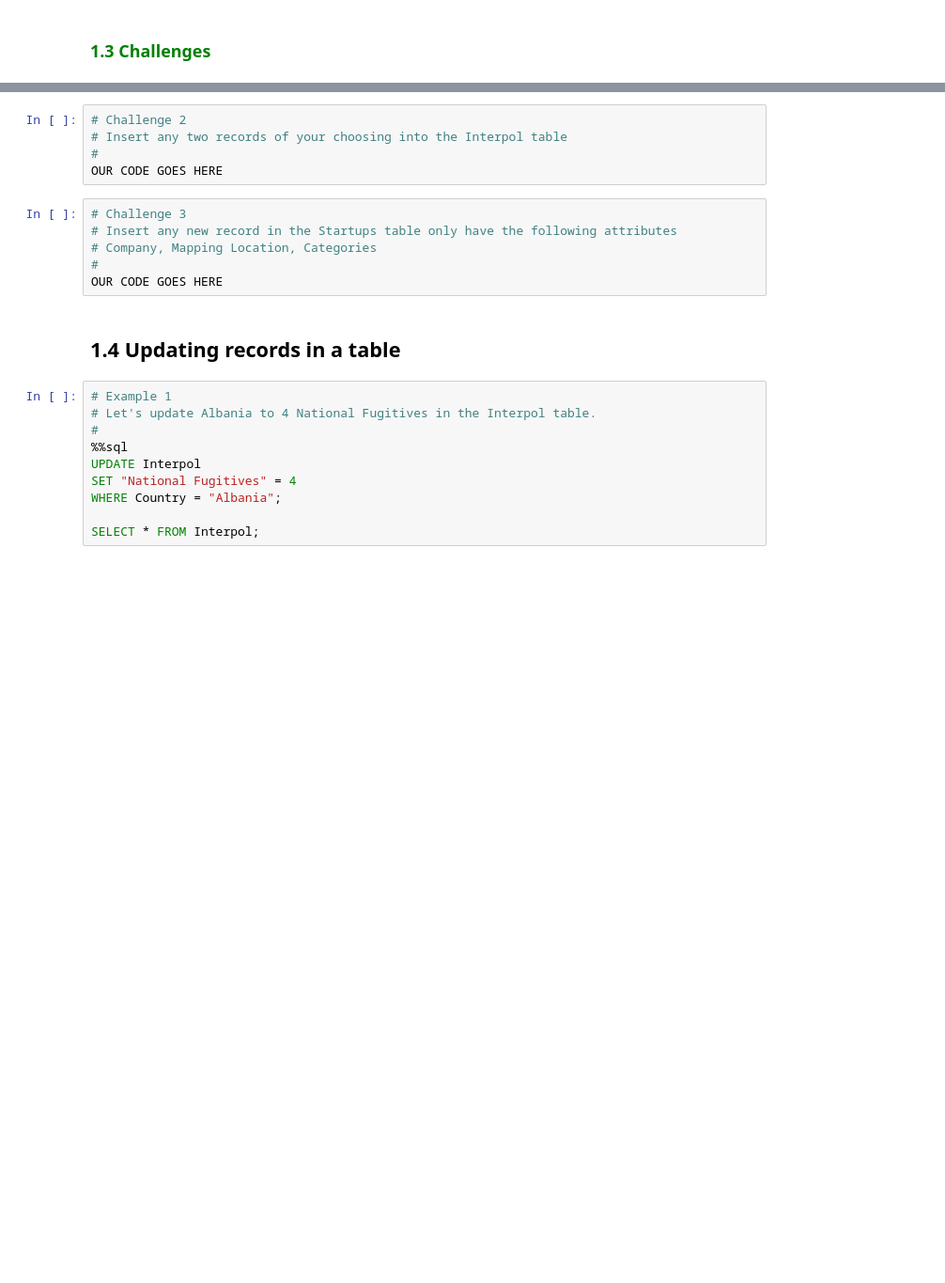
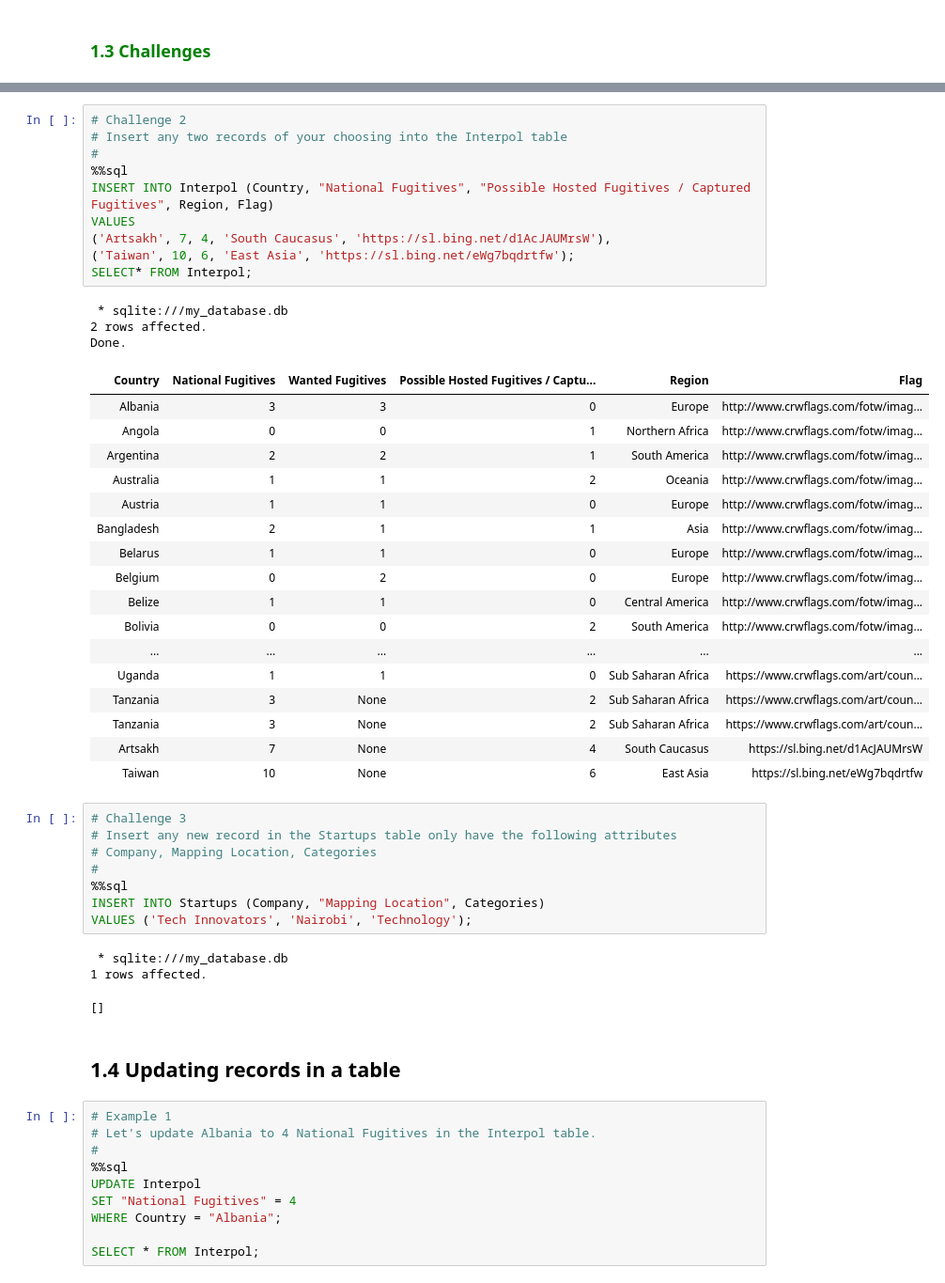
Before and after one commit to Dennis-Kiarie/SQL-Starter-Kit, a Jupyter notebook: SQL_Programming_Inserting_&_Updating_Data_with_SQL.ipynb, the cells around one changed output, grey strips where cells are left out. Shown at 94% size. Drawn from its saved outputs; the diff is of its cells as text; blank space fills up the shorter version.

```diff
--- a/SQL_Programming_Inserting_&_Updating_Data_with_SQL.ipynb
+++ b/SQL_Programming_Inserting_&_Updating_Data_with_SQL.ipynb
@@ -135,14 +300,46 @@ OUR CODE GOES HERE
-# %%
-# Challenge 2
-# Insert any two records of your choosing into the Interpol table
-#
-OUR CODE GOES HERE
+# %%
+# Challenge 2
+# Insert any two records of your choosing into the Interpol table
+#
+%%sql
+INSERT INTO Interpol (Country, "National Fugitives", "Possible Hosted Fugitives / Captured Fugitives", Region, Flag)
+VALUES
+('Artsakh', 7, 4, 'South Caucasus', 'https://sl.bing.net/d1AcJAUMrsW'),
+('Taiwan', 10, 6, 'East Asia', 'https://sl.bing.net/eWg7bqdrtfw');
+SELECT* FROM Interpol;
+# %% [output]
+ * sqlite:///my_database.db
+2 rows affected.
+Done.
+| Country | National Fugitives | Wanted Fugitives | Possible Hosted Fugitives / Captu... | Region | Flag |
+| Albania | 3 | 3 | 0 | Europe | http://www.crwflags.com/fotw/imag... |
+| Angola | 0 | 0 | 1 | Northern Africa | http://www.crwflags.com/fotw/imag... |
+| Argentina | 2 | 2 | 1 | South America | http://www.crwflags.com/fotw/imag... |
+| Australia | 1 | 1 | 2 | Oceania | http://www.crwflags.com/fotw/imag... |
+| Austria | 1 | 1 | 0 | Europe | http://www.crwflags.com/fotw/imag... |
+| Bangladesh | 2 | 1 | 1 | Asia | http://www.crwflags.com/fotw/imag... |
+| Belarus | 1 | 1 | 0 | Europe | http://www.crwflags.com/fotw/imag... |
+| Belgium | 0 | 2 | 0 | Europe | http://www.crwflags.com/fotw/imag... |
+| Belize | 1 | 1 | 0 | Central America | http://www.crwflags.com/fotw/imag... |
+| Bolivia | 0 | 0 | 2 | South America | http://www.crwflags.com/fotw/imag... |
+| ... | ... | ... | ... | ... | ... |
+| Uganda | 1 | 1 | 0 | Sub Saharan Africa | https://www.crwflags.com/art/coun... |
+| Tanzania | 3 | None | 2 | Sub Saharan Africa | https://www.crwflags.com/art/coun... |
+| Tanzania | 3 | None | 2 | Sub Saharan Africa | https://www.crwflags.com/art/coun... |
+| Artsakh | 7 | None | 4 | South Caucasus | https://sl.bing.net/d1AcJAUMrsW |
+| Taiwan | 10 | None | 6 | East Asia | https://sl.bing.net/eWg7bqdrtfw |
 # %%
 # Challenge 3
 # Insert any new record in the Startups table only have the following attributes
 # Company, Mapping Location, Categories
 #
-OUR CODE GOES HERE
+%%sql
+INSERT INTO Startups (Company, "Mapping Location", Categories)
+VALUES ('Tech Innovators', 'Nairobi', 'Technology');
+# %% [output]
+ * sqlite:///my_database.db
+1 rows affected.
+[]
 # %% [markdown]
 ## 1.4 Updating records in a table
 # %%
```
Also changed, not shown: parts of 35 cells of this notebook.
